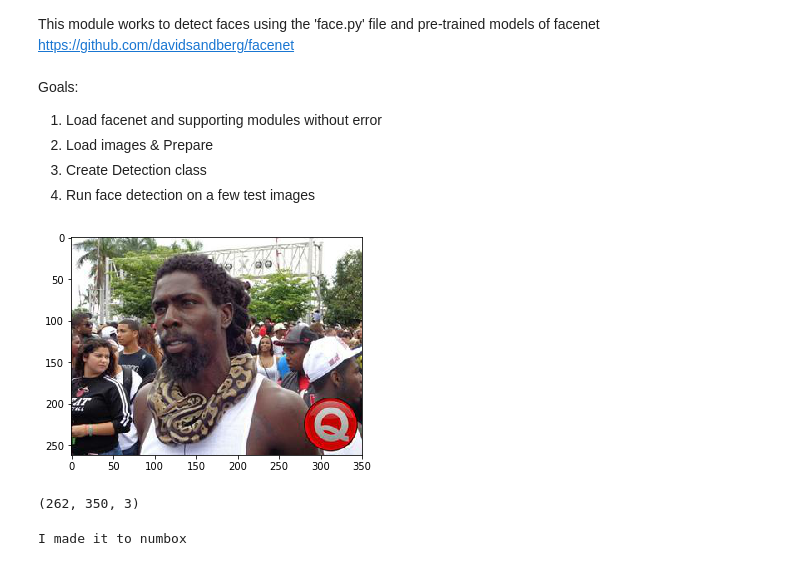
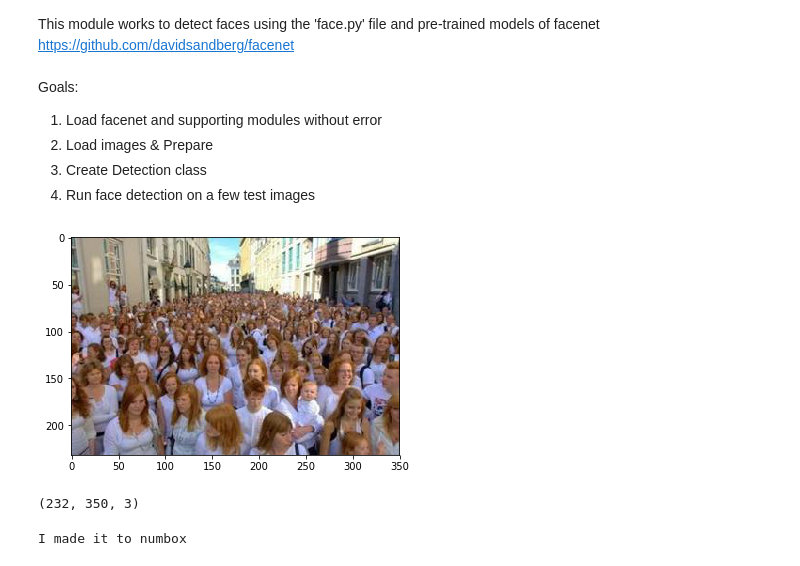
Before and after one commit to cjmcclellan/CS230DeepActor, a Jupyter notebook: notebooks/face_recognition_2.ipynb, the cells around one changed output. Drawn from its saved outputs; the diff is of its cells as text; code cells hidden in the pictures.

```diff
--- a/notebooks/face_recognition_2.ipynb
+++ b/notebooks/face_recognition_2.ipynb
@@ -22,14 +22,14 @@ import imageio
 from matplotlib import pyplot as plt
 # %%
 test_path = '../test_data/FaceDetect/WiderDataset'
-test_img_orig = imageio.imread(test_path + '/4.jpg')
+test_img_orig = imageio.imread(test_path + '/21.jpg')
 plt.imshow(test_img_orig)
 plt.show()
 test_img = test_img_orig
 print(test_img.shape)
 # %% [output]
-[figure, old version]
+[figure, new version]
-(262, 350, 3)
+(232, 350, 3)
 # %%
 detector = face.Detection()
 faces = detector.find_faces(test_img)
```
Also changed, not shown: parts of 4 cells of this notebook, 1 other file.
